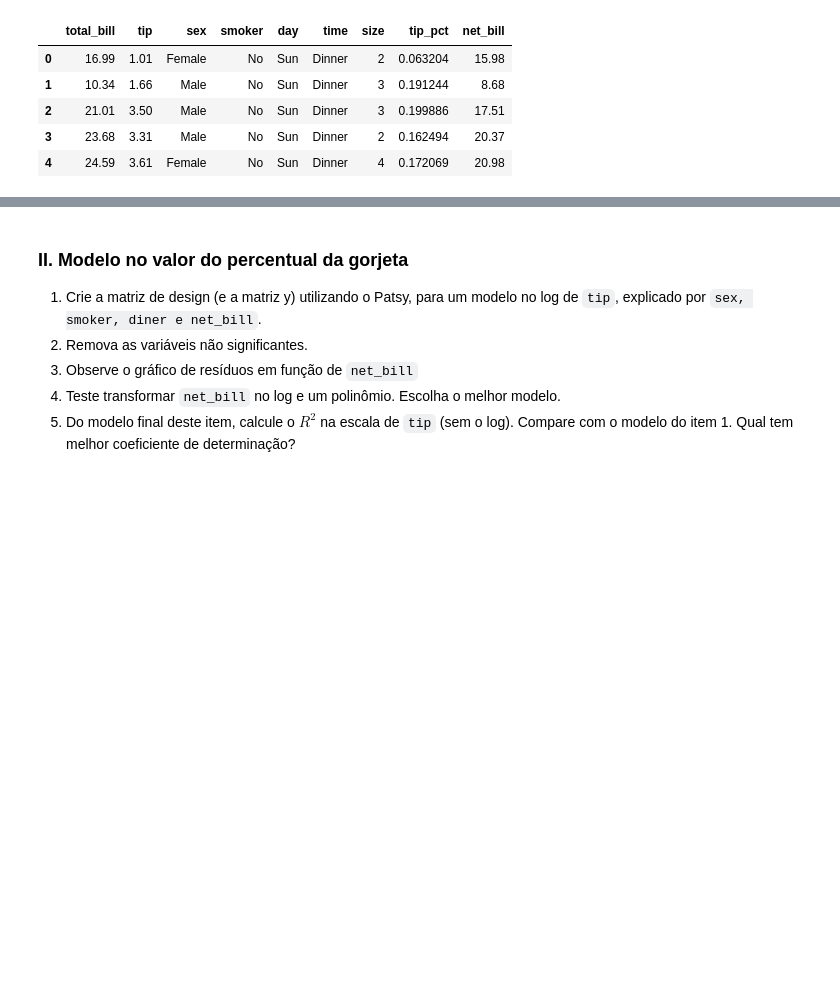
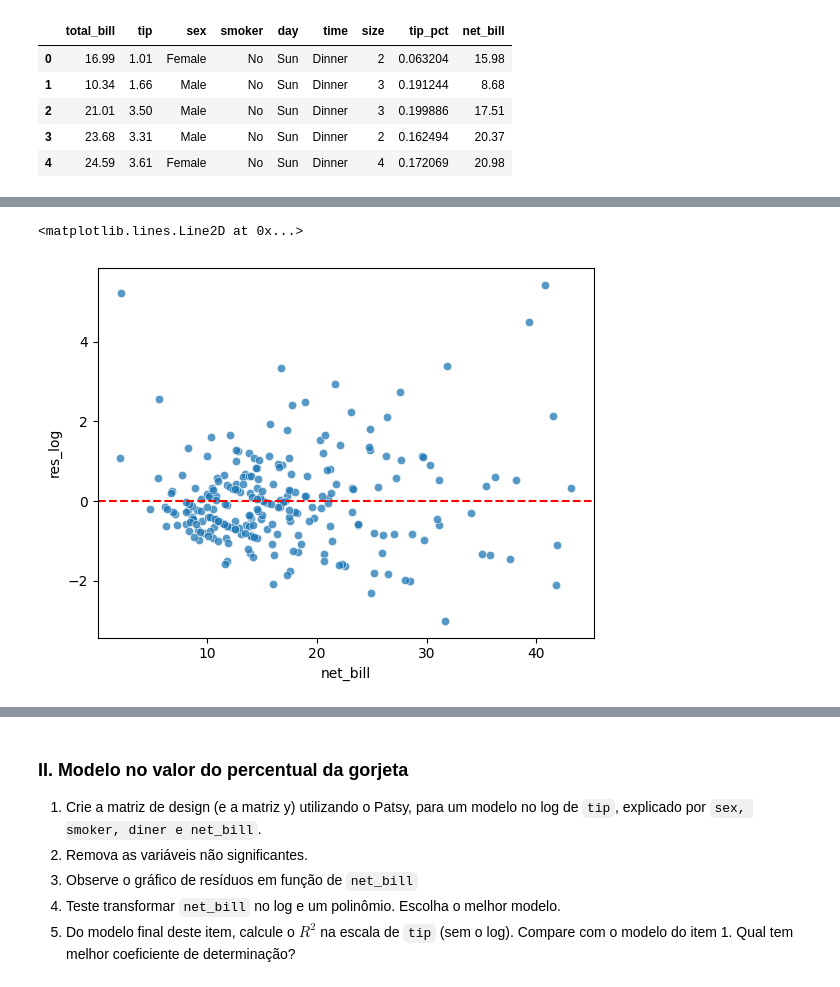
Before and after one commit to thomasgcosta/datascience-ebac, a Jupyter notebook: Tarefas/Mod12 - Tarefa 03.ipynb, the cells around one changed output, grey strips where cells are left out. Saved outputs shown, nothing was run; the diff lists cells and outputs as text; code cells hidden in the pictures; blank space fills up the shorter version.

```diff
--- a/Tarefas/Mod12 - Tarefa 03.ipynb
+++ b/Tarefas/Mod12 - Tarefa 03.ipynb
@@ -60,0 +67,9 @@ array([[ 1.  ,  1.  ,  1.  ,  1.  , 15.98],
+# %%
+#4. teste transformar 'net_bill' no log e um polinômio. Escolha o melhor modelo.
+reg_log = smf.ols('tip ~ np.log(net_bill+.1)',tips).fit()
+tips['res_log'] = reg_log.resid
+sns.scatterplot(x = 'net_bill', y = 'res_log', data = tips, alpha = .75)
+plt.axhline(y=0, color='r', linestyle='--')
+# %% [output]
+<matplotlib.lines.Line2D at 0x...>
+[figure, added]
```
Also changed, not shown: parts of 9 cells of this notebook.
